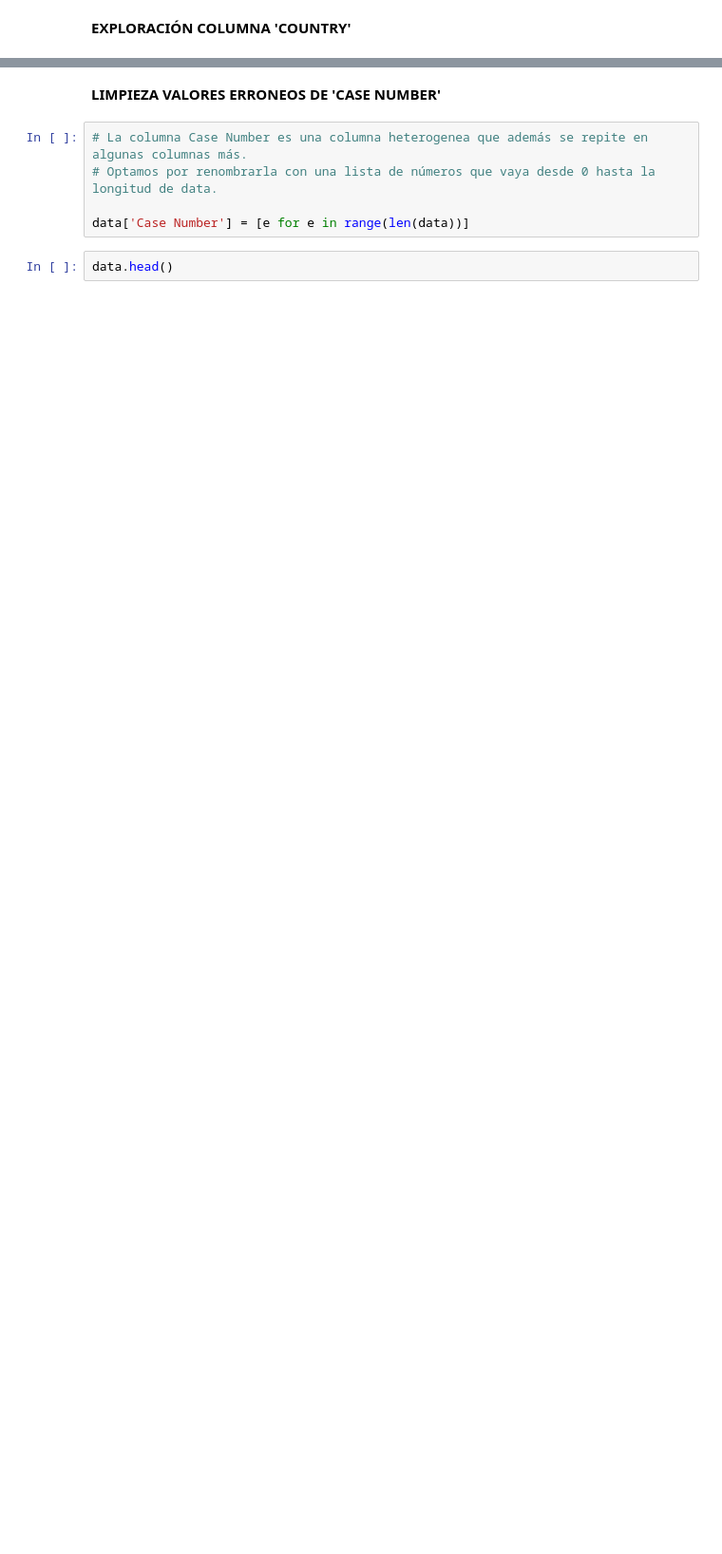
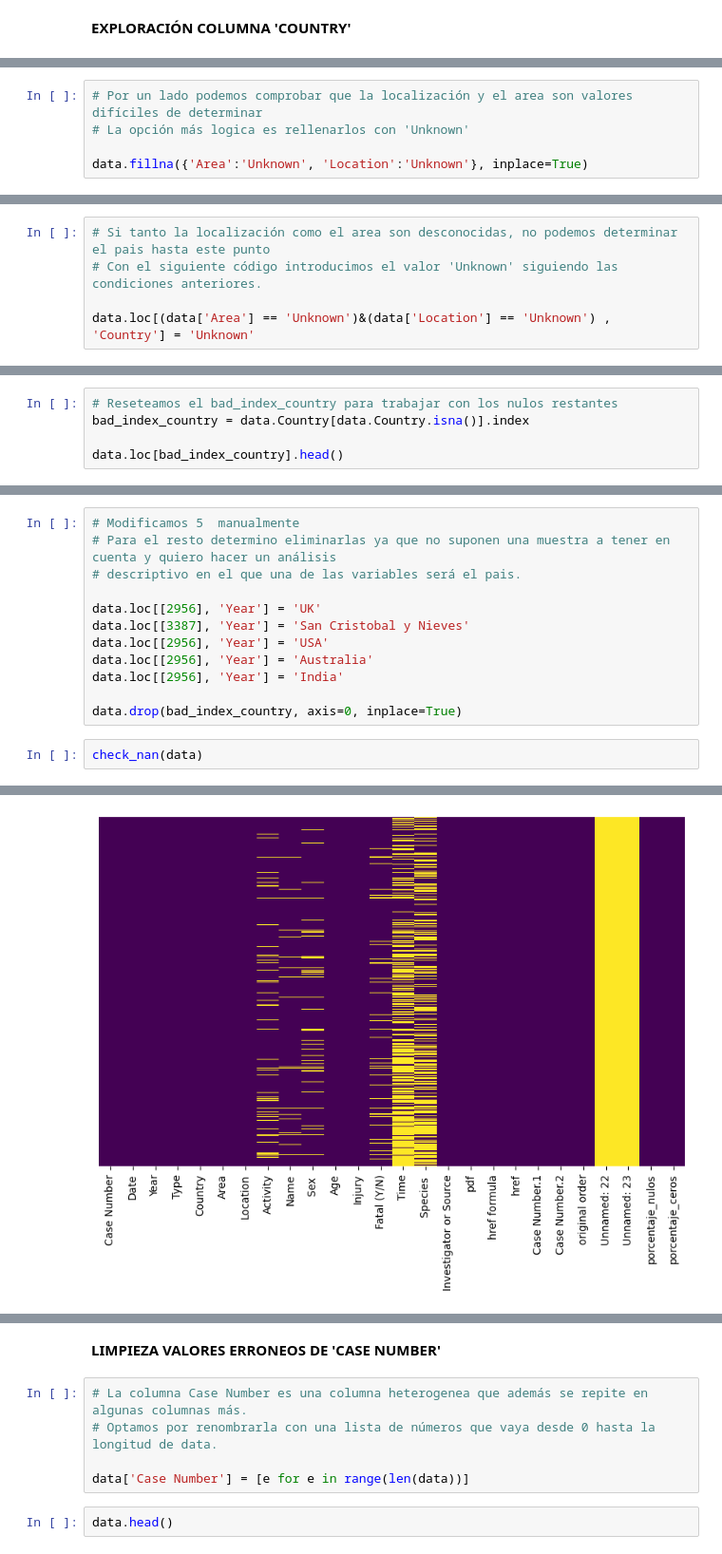
Before and after one commit to Periclates7/Data_cleaning_project, a Jupyter notebook: src/cleaning_sharks.ipynb, the cells around one changed output, grey strips where cells are left out. Shown at 95% size. Drawn from its saved outputs; the diff is of its cells as text; blank space fills up the shorter version.

Commit message:
limpieza de nulos 50%

```diff
--- a/src/cleaning_sharks.ipynb
+++ b/src/cleaning_sharks.ipynb
@@ -553,0 +573,5 @@ dtype: float64
+# %%
+# Por un lado podemos comprobar que la localización y el area son valores difíciles de determinar
+# La opción más logica es rellenarlos con 'Unknown'
+
+data.fillna({'Area':'Unknown', 'Location':'Unknown'}, inplace=True)
@@ -553,0 +587,5 @@ dtype: float64
+# %%
+# Si tanto la localización como el area son desconocidas, no podemos determinar el pais hasta este punto
+# Con el siguiente código introducimos el valor 'Unknown' siguiendo las condiciones anteriores.
+
+data.loc[(data['Area'] == 'Unknown')&(data['Location'] == 'Unknown') , 'Country'] = 'Unknown'
@@ -553,0 +601,5 @@ dtype: float64
+# %%
+# Reseteamos el bad_index_country para trabajar con los nulos restantes
+bad_index_country = data.Country[data.Country.isna()].index
+
+data.loc[bad_index_country].head()
@@ -553,0 +613,15 @@ dtype: float64
+# %%
+# Modificamos 5  manualmente
+# Para el resto determino eliminarlas ya que no suponen una muestra a tener en cuenta y quiero hacer un análisis
+# descriptivo en el que una de las variables será el pais.
+
+data.loc[[2956], 'Year'] = 'UK'
+data.loc[[3387], 'Year'] = 'San Cristobal y Nieves'
+data.loc[[2956], 'Year'] = 'USA'
+data.loc[[2956], 'Year'] = 'Australia'
+data.loc[[2956], 'Year'] = 'India'
+
+data.drop(bad_index_country, axis=0, inplace=True)
+# %%
+check_nan(data)
+# %% [output]
@@ -553,0 +640 @@ dtype: float64
+[figure, added]
```
Also changed, not shown: parts of 19 cells of this notebook.
